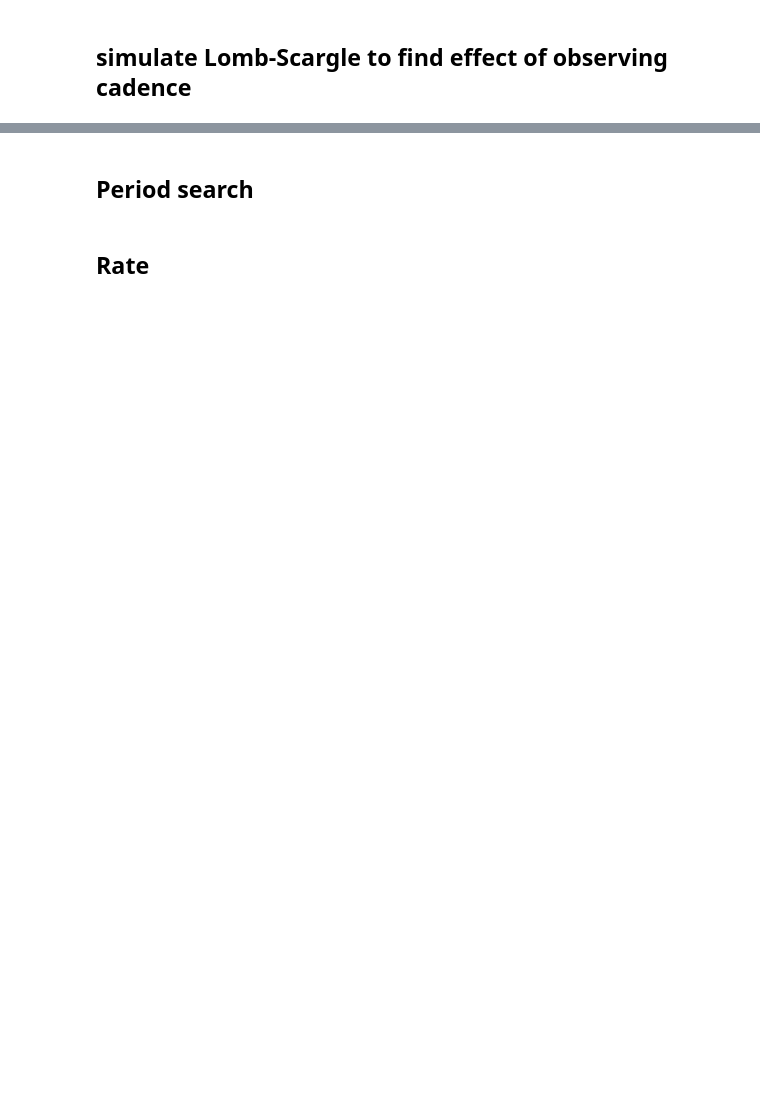
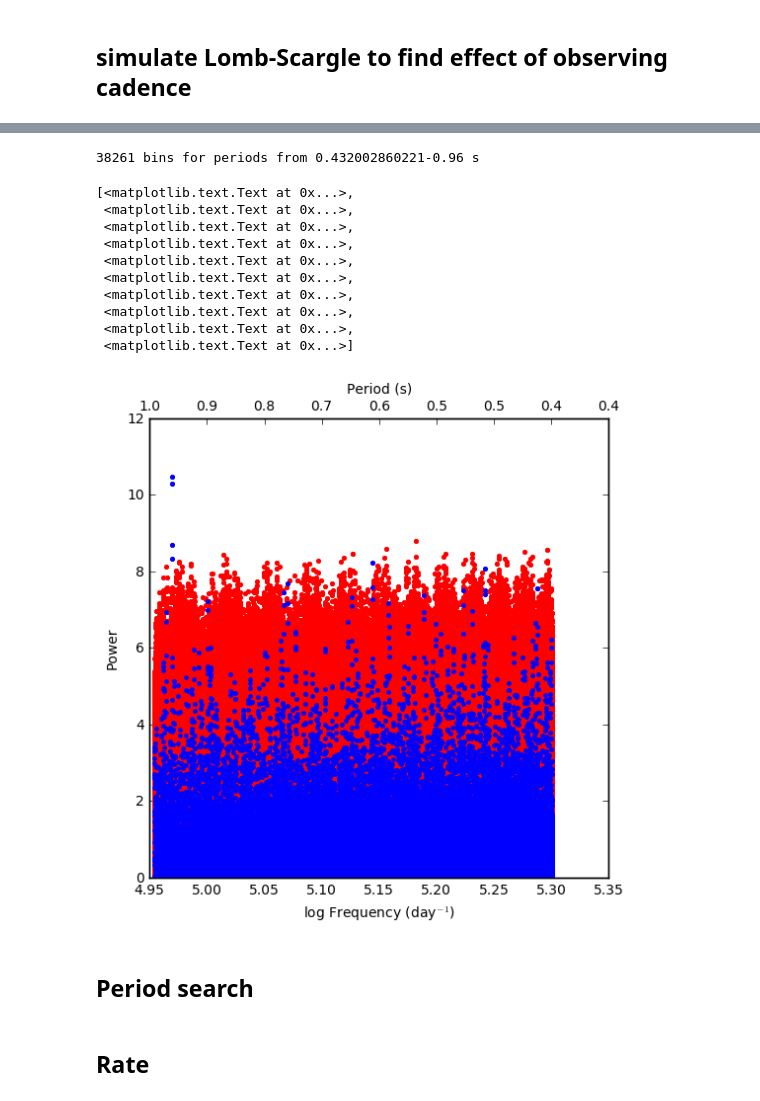
Before and after one commit to caseyjlaw/FRB121102, a Jupyter notebook: temporal_statistics.ipynb, the cells around one changed output, grey strips where cells are left out. Cells and saved outputs as stored; diff of their text form; code cells hidden in the pictures; blank space fills up the shorter version.

```diff
--- a/temporal_statistics.ipynb
+++ b/temporal_statistics.ipynb
@@ -192,0 +234,19 @@ ax2.set_xticklabels(xtt)#, rotation=45)
+# %%
+per = 20.1533e-3/(24*3600)  # assumed period in email in seconds
+ao_diff = np.array([82005.81250, 11447.33008, 8231.58301, 12424.39551, 1106.53979, 7071.23340, 12601.21582,
+                    514.99109, 2433.00342, 33937.77734, 12276.32031, 18964.84961, 25424.97461, 47097.52734,
+                    8049.33984, 37107.89453])*per
+
+ao_eventtimes = ao_diff.cumsum()
+# %%
+sampling = 24*3600*100 # per second
+start = ao_eventtimes[0] - 10./(60*24) # starts 10 min before first
+stop = ao_eventtimes[-1] + 10./(60*24) # stops 10 min after last
+ao_times = np.linspace(start, stop, (stop-start)*sampling)
+# %%
+ao_values = np.zeros(len(ao_times), dtype=bool)
+for eventtime in ao_eventtimes:
+    bn = np.where(ao_times > eventtime)[0]
+    if len(bn) and bn[0] > 0:
+        print(eventtime, bn[0])
+        ao_values[bn[0]] = 1
@@ -193,3 +270,35 @@ ax2.set_xticklabels(xtt)#, rotation=45)
+# %%
+fr = (9e4, 2e5)
+ao_freq, ao_power, ls = runls(ao_times, ao_values, fr=fr, verbose=True)
+# %% [output]
+38261 bins for periods from 0.432002860221-0.96 s
+# %%
+fig = pl.figure(figsize=(6,6))
+ax = fig.add_subplot(111)
+pl.plot(np.log10(ao_freq), ao_power/ao_power.mean(), 'b.')
+pl.plot(np.log10(freq0), power0/power0.mean(), 'r.')
+xts = ax.get_xticks()
+pl.ylabel('Power')
+pl.xlabel('log Frequency (day$^{-1}$)')
+ax2 = ax.twiny()
+pl.plot(np.log10(freq0), power0/power0.mean(), 'r.')
+pl.plot(np.log10(ao_freq), ao_power/ao_power.mean(), 'b.')
+pl.xlabel('Period (s)')
+xtb = ax.get_xticks().tolist()
+xtt = [np.round(24*3600./10**xt, 1) for xt in xtb]
+ax2.set_xticklabels(xtt)#, rotation=45)
+# %% [output]
+[<matplotlib.text.Text at 0x...>,
+ <matplotlib.text.Text at 0x...>,
+ <matplotlib.text.Text at 0x...>,
+ <matplotlib.text.Text at 0x...>,
+ <matplotlib.text.Text at 0x...>,
+ <matplotlib.text.Text at 0x...>,
+ <matplotlib.text.Text at 0x...>,
+ <matplotlib.text.Text at 0x...>,
+ <matplotlib.text.Text at 0x...>,
+ <matplotlib.text.Text at 0x...>]
+[figure, added]
 # %% [markdown]
 ## Period search
 # %%
```
Also changed, not shown: parts of 9 cells of this notebook.
